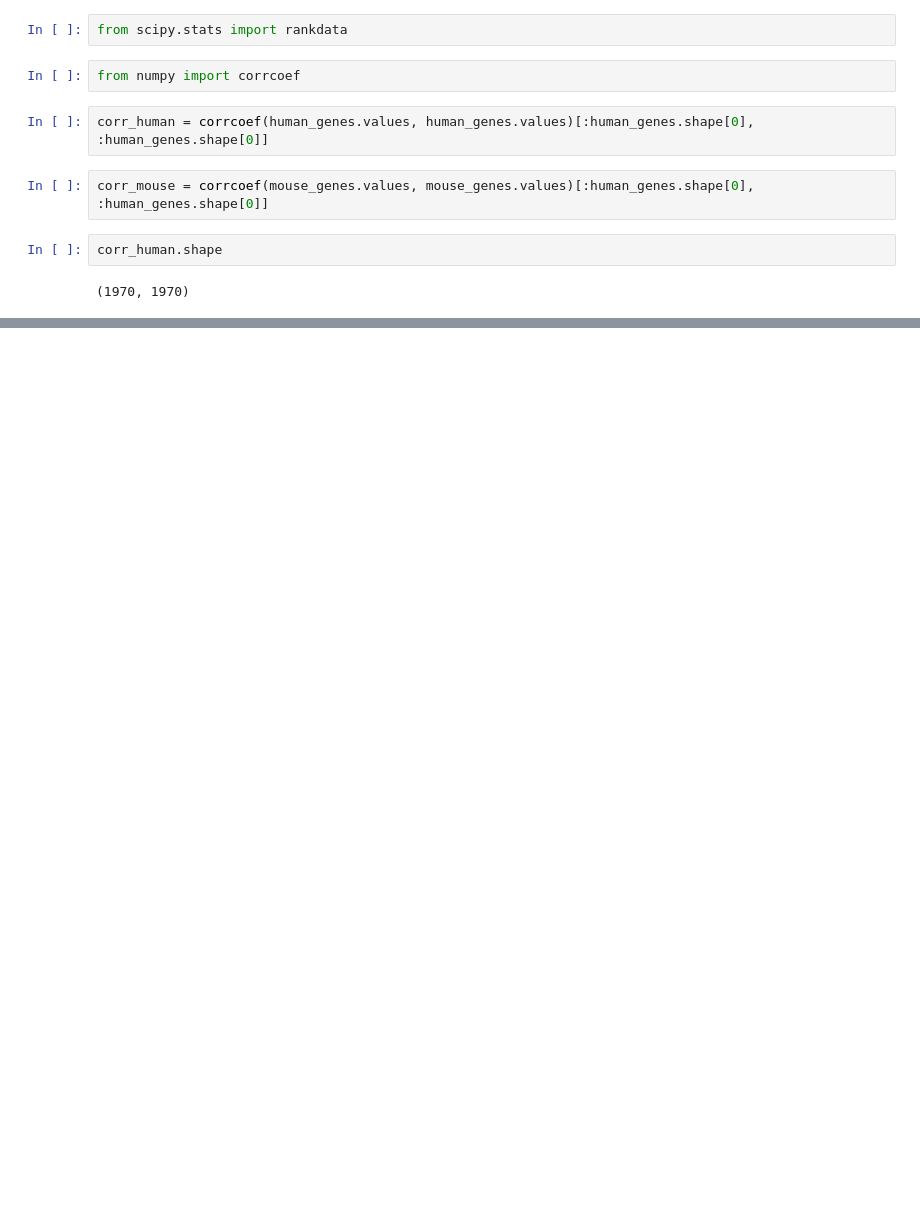
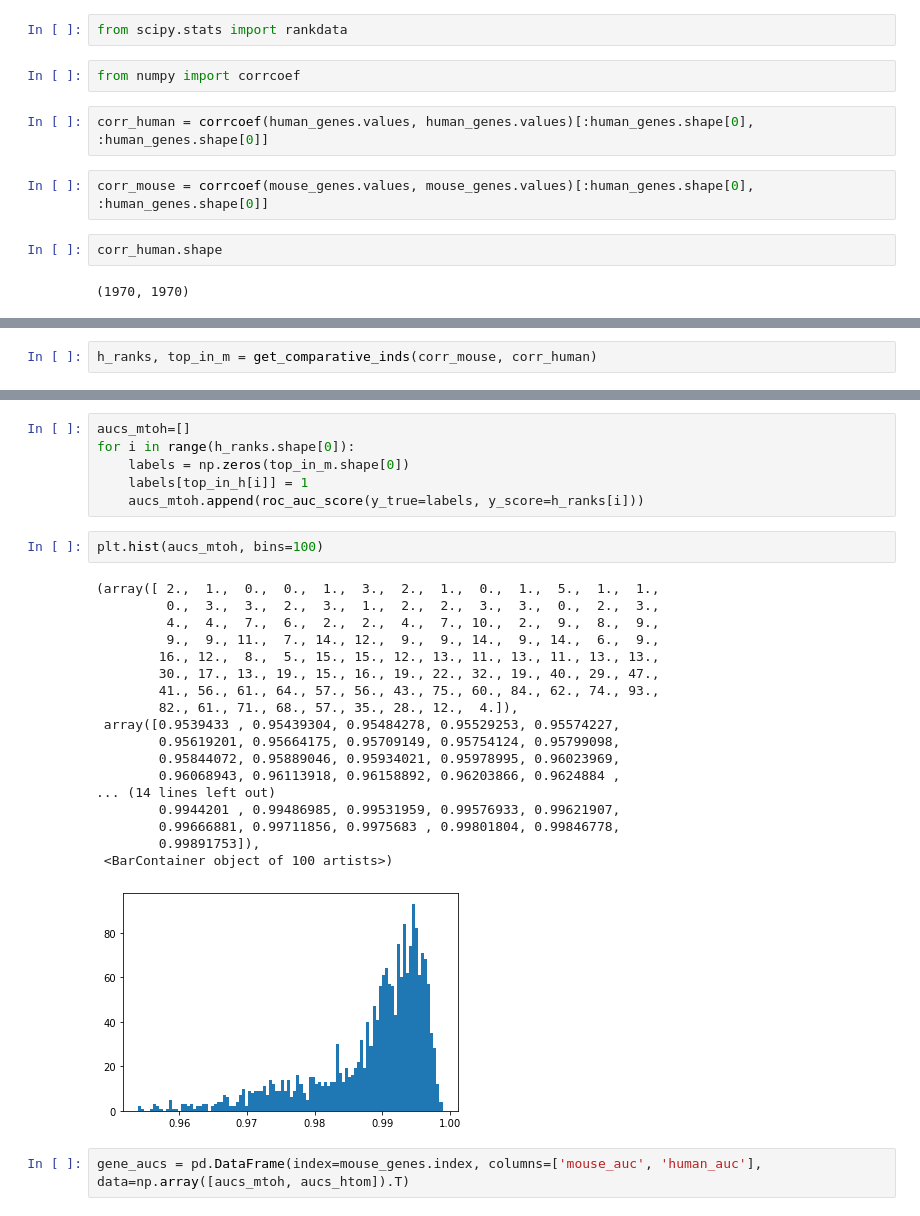
Before and after one commit to aryarm/species-gene-coexp, a Jupyter notebook: workflow/notebooks/gene_coexp.ipynb, the cells around one changed output, grey strips where cells are left out. Drawn from its saved outputs; the diff is of its cells as text; blank space fills up the shorter version.

Commit message:
initial gene coexpression

```diff
--- a/workflow/notebooks/gene_coexp.ipynb
+++ b/workflow/notebooks/gene_coexp.ipynb
@@ -179,0 +111,2 @@ array([ 137.,  766.,   87.,  531.,  805.,  722., 1384., 1534., 1399.,
+# %%
+h_ranks, top_in_m = get_comparative_inds(corr_mouse, corr_human)
@@ -179,0 +142,29 @@ array([ 137.,  766.,   87.,  531.,  805.,  722., 1384., 1534., 1399.,
+# %%
+aucs_mtoh=[]
+for i in range(h_ranks.shape[0]):
+    labels = np.zeros(top_in_m.shape[0])
+    labels[top_in_h[i]] = 1
+    aucs_mtoh.append(roc_auc_score(y_true=labels, y_score=h_ranks[i]))
+# %%
+plt.hist(aucs_mtoh, bins=100)
+# %% [output]
+(array([ 2.,  1.,  0.,  0.,  1.,  3.,  2.,  1.,  0.,  1.,  5.,  1.,  1.,
+         0.,  3.,  3.,  2.,  3.,  1.,  2.,  2.,  3.,  3.,  0.,  2.,  3.,
+         4.,  4.,  7.,  6.,  2.,  2.,  4.,  7., 10.,  2.,  9.,  8.,  9.,
+         9.,  9., 11.,  7., 14., 12.,  9.,  9., 14.,  9., 14.,  6.,  9.,
+        16., 12.,  8.,  5., 15., 15., 12., 13., 11., 13., 11., 13., 13.,
+        30., 17., 13., 19., 15., 16., 19., 22., 32., 19., 40., 29., 47.,
+        41., 56., 61., 64., 57., 56., 43., 75., 60., 84., 62., 74., 93.,
+        82., 61., 71., 68., 57., 35., 28., 12.,  4.]),
+ array([0.9539433 , 0.95439304, 0.95484278, 0.95529253, 0.95574227,
+        0.95619201, 0.95664175, 0.95709149, 0.95754124, 0.95799098,
+        0.95844072, 0.95889046, 0.95934021, 0.95978995, 0.96023969,
+        0.96068943, 0.96113918, 0.96158892, 0.96203866, 0.9624884 ,
+... (14 lines left out)
+        0.9944201 , 0.99486985, 0.99531959, 0.99576933, 0.99621907,
+        0.99666881, 0.99711856, 0.9975683 , 0.99801804, 0.99846778,
+        0.99891753]),
+ <BarContainer object of 100 artists>)
+[figure, added]
+# %%
+gene_aucs = pd.DataFrame(index=mouse_genes.index, columns=['mouse_auc', 'human_auc'], data=np.array([aucs_mtoh, aucs_htom]).T)
```
Also changed, not shown: parts of 18 cells of this notebook.
